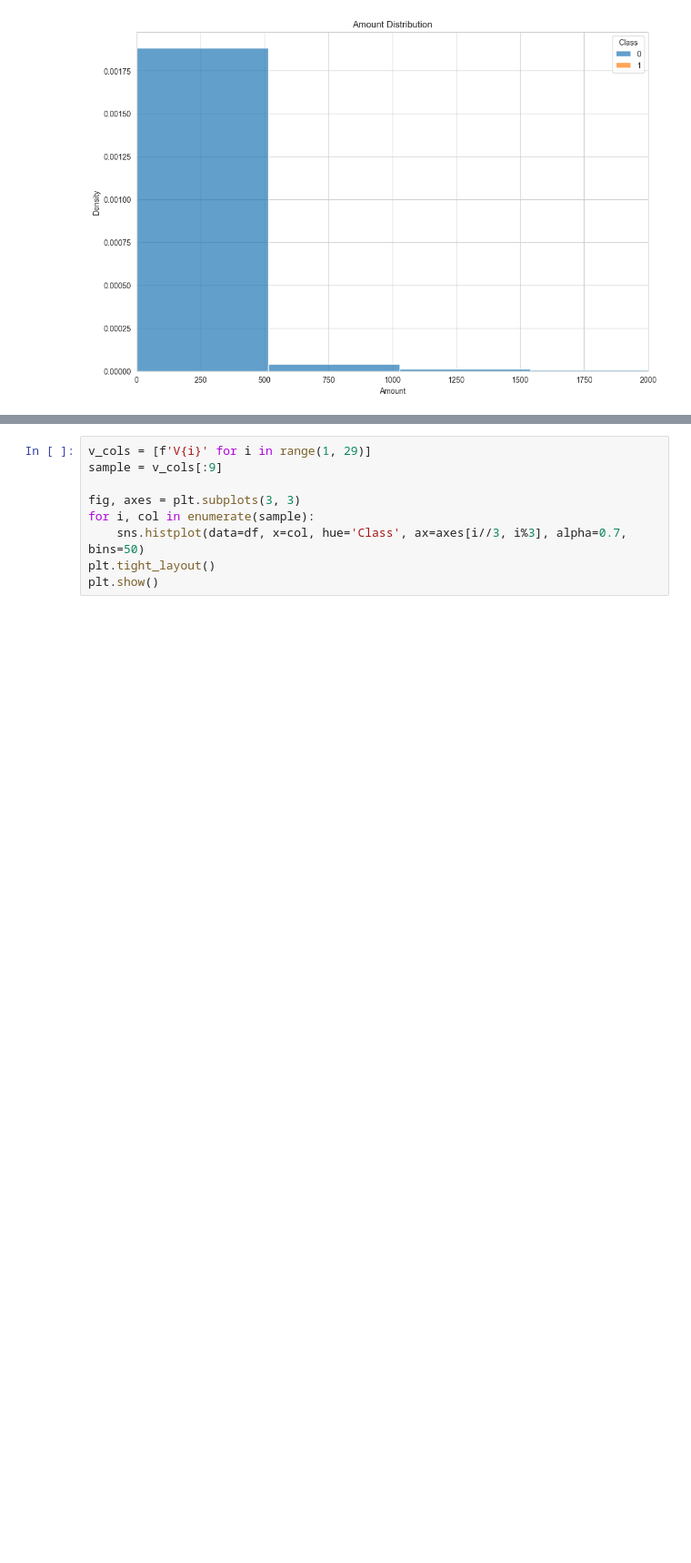
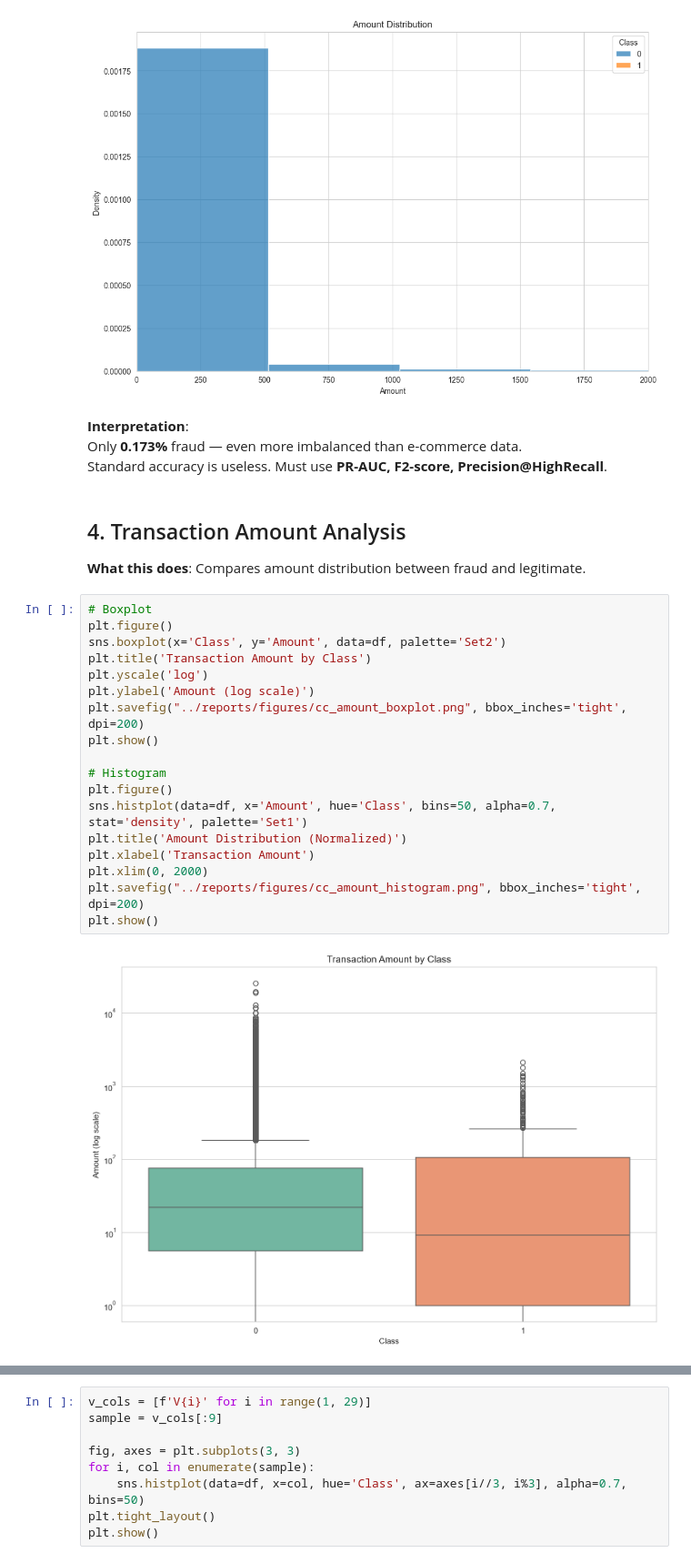
Before and after one commit to bekonad/Fraud-detection-wk56, a Jupyter notebook: notebooks/eda-creditcard.ipynb, the cells around one changed output, grey strips where cells are left out. Shown at 91% size. Drawn from its saved outputs; the diff is of its cells as text; blank space fills up the shorter version.

```diff
--- a/notebooks/eda-creditcard.ipynb
+++ b/notebooks/eda-creditcard.ipynb
@@ -79,3 +119,31 @@ plt.show()
 # %% [output]
 [figure]
 [figure]
+# %% [markdown]
+**Interpretation**:
+Only **0.173%** fraud — even more imbalanced than e-commerce data.
+Standard accuracy is useless. Must use **PR-AUC, F2-score, Precision@HighRecall**.
+# %% [markdown]
+## 4. Transaction Amount Analysis
+
+**What this does**: Compares amount distribution between fraud and legitimate.
+# %%
+# Boxplot
+plt.figure()
+sns.boxplot(x='Class', y='Amount', data=df, palette='Set2')
+plt.title('Transaction Amount by Class')
+plt.yscale('log')
+plt.ylabel('Amount (log scale)')
+plt.savefig("../reports/figures/cc_amount_boxplot.png", bbox_inches='tight', dpi=200)
+plt.show()
+
+# Histogram
+plt.figure()
+sns.histplot(data=df, x='Amount', hue='Class', bins=50, alpha=0.7, stat='density', palette='Set1')
+plt.title('Amount Distribution (Normalized)')
+plt.xlabel('Transaction Amount')
+plt.xlim(0, 2000)
+plt.savefig("../reports/figures/cc_amount_histogram.png", bbox_inches='tight', dpi=200)
+plt.show()
+# %% [output]
+[figure, added]
```
Also changed, not shown: parts of 16 cells of this notebook, 7 other files.
